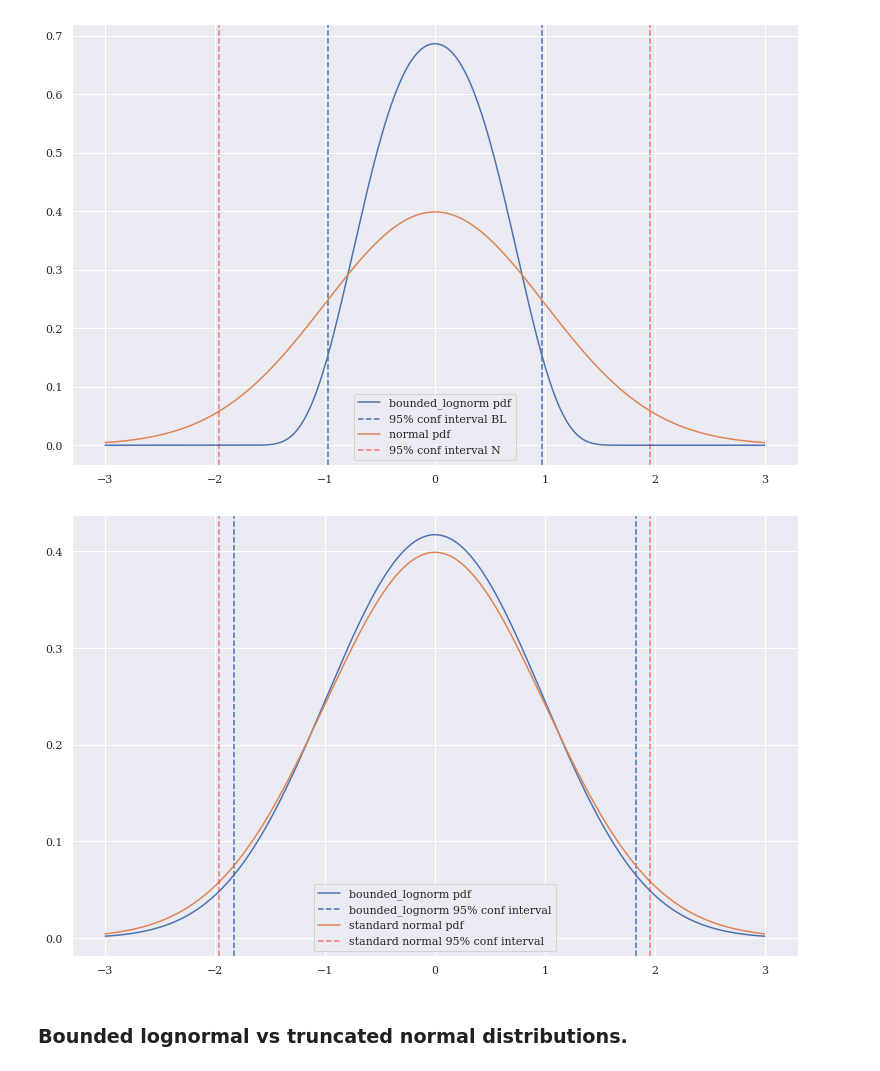
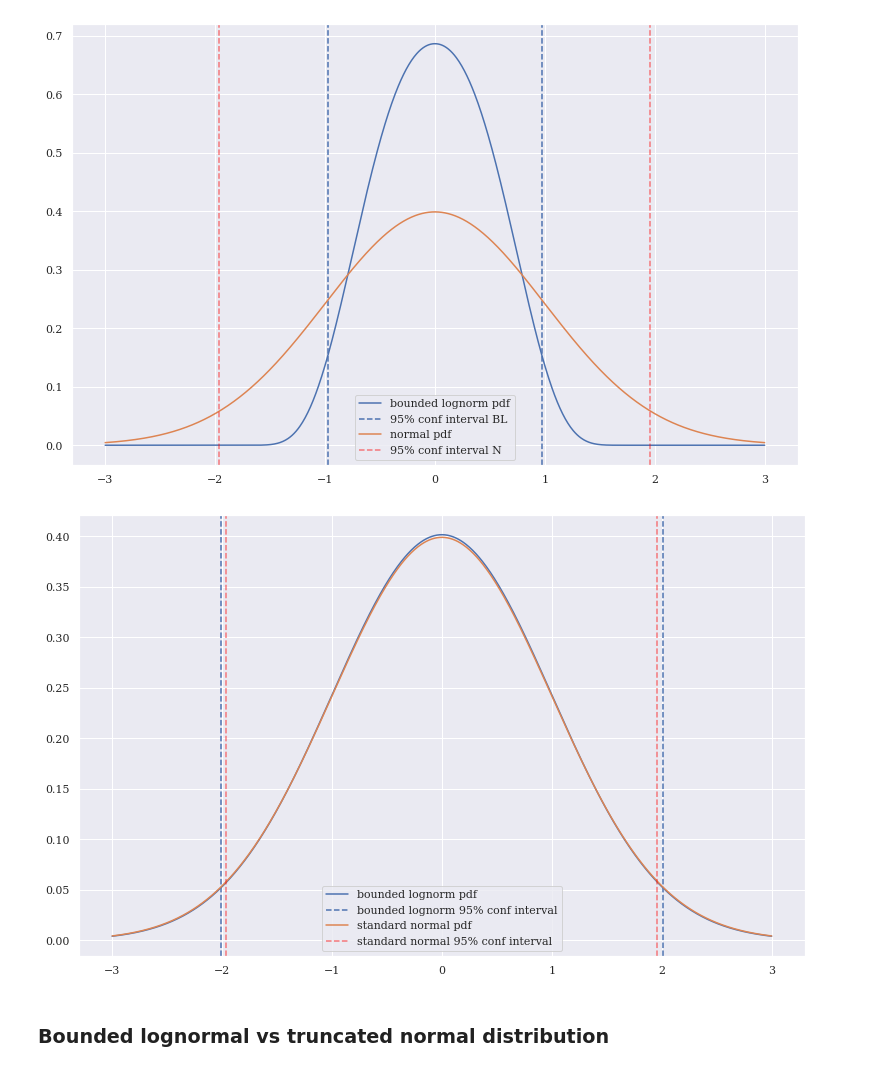
Before and after one commit to tedteske/bounded_lognorm, a Jupyter notebook: bounded_lognorm.ipynb, the cells around one changed output. Drawn from its saved outputs; the diff is of its cells as text; code cells hidden in the pictures.

```diff
--- a/bounded_lognorm.ipynb
+++ b/bounded_lognorm.ipynb
@@ -22,6 +22,7 @@ The bounded lognorm is implemented in python as an instance of the [scipy.stats.
 from scipy.stats import rv_continuous, rv_discrete, norm, lognorm
 from scipy.integrate import quad, cumtrapz, trapz
 from scipy import interpolate
+import pandas as pd
 import numpy as np
 import seaborn as sns
 import matplotlib.pyplot as plt
@@ -29,33 +30,3 @@ import matplotlib.pyplot as plt
 sns.set(style='darkgrid')
 plt.rcParams["font.family"] = "serif"
 plt.rcParams["figure.figsize"] = [13, 13/1.6]
-
-def lognorm_params(mode, sigma):
-    '''
-    Calculates the shape and scale parameters for scipy.stats.lognormal.
-    From Warren Weckesser's ansnwer to
-    https://stackoverflow.com/questions/41464753
-
-    Parameters
-    ----------
-    mode : float: mode of lognormal distribution
-    sigma : float: standard deviation of lognormal distribution
-
-    Returns
-    -------
-    shape : float
-    scale : float
-    '''
-
-    # find the roots of the polynomial
-    # g^4 - g^3 - sigma^2/mode^2
-    # where g = exp(variance of the associated Normal distribution)
-    p = np.poly1d([1, -1, 0, 0, -(sigma/mode)**2])
-    r = p.roots
-
-    # just the real, positive root
-    solution = r[(r.imag == 0) & (r.real > 0)].real
-
-    shape = np.sqrt(np.log(solution))
-    scale = mode * solution
-    return shape, scale
@@ -458,33 +497,33 @@ plt.show()
 [figure]
 # %%
 mode, sigma = 0, 1
-spread = 20
+spread = 200
 lower = mode - spread
 upper = mode + spread
 
 x = np.linspace(-3, 3, 1000)
 y = bounded_lognorm.pdf(x, mode, sigma, lower, upper)
 sns.lineplot(x,y, label='bounded lognorm pdf')
 
 interval = bounded_lognorm.interval(0.95, mode, sigma, lower, upper)
 plt.axvline(interval[0], ymin=0, linestyle='dashed',
             label='bounded lognorm 95% conf interval')
 plt.axvline(interval[1], ymin=0, linestyle='dashed')
 
 y = norm.pdf(x, loc=mode, scale=sigma)
 sns.lineplot(x,y, label='standard normal pdf')
 
 interval2 = norm.interval(0.95, loc=mode, scale=sigma)
 plt.axvline(interval2[0], ymin=0, linestyle='dashed', c='red', alpha=0.5,
             label='standard normal 95% conf interval')
 plt.axvline(interval2[1], ymin=0, linestyle='dashed', c='red', alpha=0.5)
 
 plt.legend()
 plt.show()
 # %% [output]
-[figure, old version]
+[figure, new version]
 # %% [markdown]
-### Bounded lognormal vs truncated normal distributions.
+### Bounded lognormal vs truncated normal distribution
 # %%
 from scipy.stats import truncnorm
 
```
Also changed, not shown: parts of 12 cells of this notebook.
